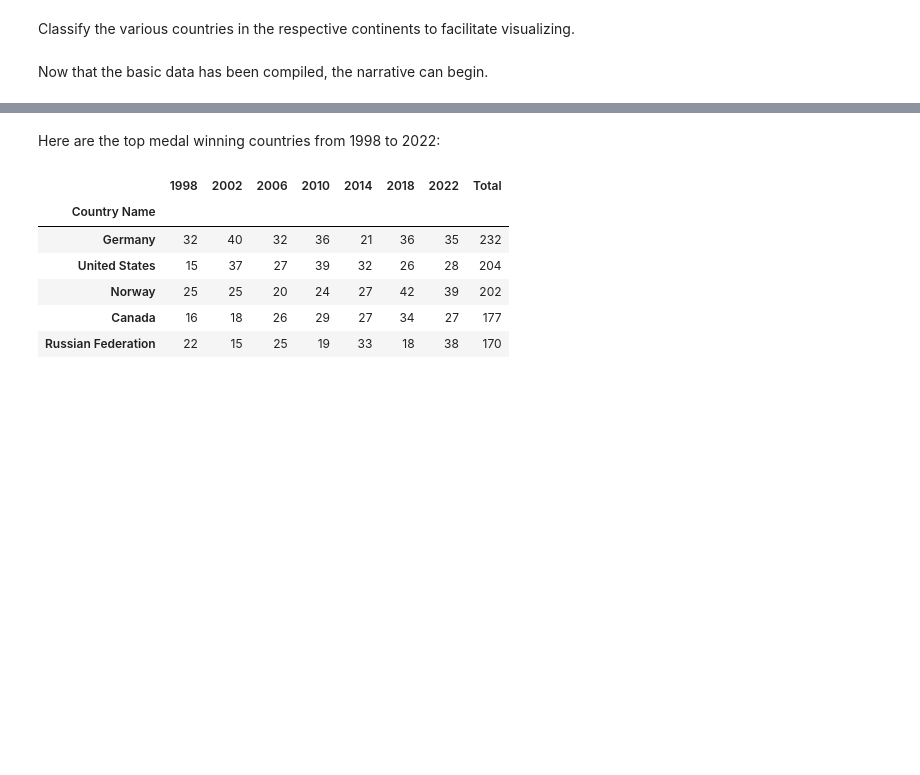
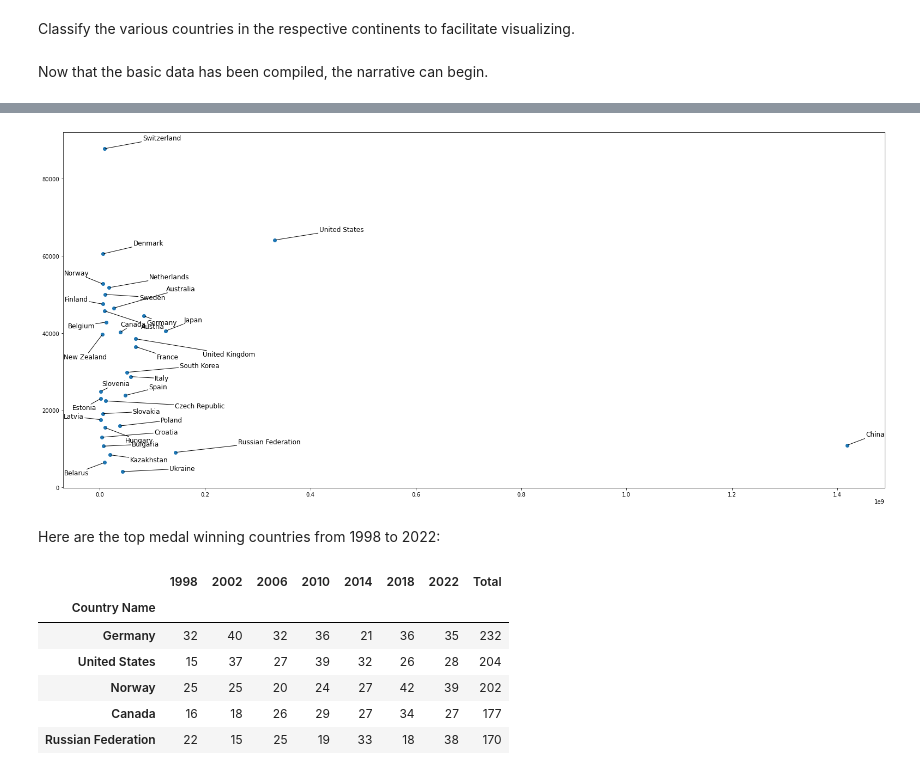
Before and after one commit to jchatterjee/nycdsa_python_project, a Jupyter notebook: JChatterjee Python Project.ipynb, the cells around one changed output, grey strips where cells are left out. Cells and saved outputs as stored; diff of their text form; code cells hidden in the pictures; blank space fills up the shorter version.

```diff
--- a/JChatterjee Python Project.ipynb
+++ b/JChatterjee Python Project.ipynb
@@ -861,3 +895,54 @@ Now that the basic data has been compiled, the narrative can begin.
+# %%
+pop = pop_vs_gdp_per_capita['2022 Population'].values
+med = pop_vs_gdp_per_capita['2022 GDP per Capita'].values
+
+fig, ax = plt.subplots(figsize=(27, 12))
+ax.scatter(pop, med);
+
+# Specify countries ----------------------------------------------
+# All the countries, in the order they appear in the dataset
+COUNTRIES = pop_vs_gdp_per_capita.index.values
+
+# Countries that are going to be highlighted
+COUNTRY_HIGHLIGHT = [
+    'China', 'United States', 'Russian Federation', 'Japan', 'Germany',
+    'Estonia', 'Slovenia', 'Latvia', 'Croatia', 'New Zealand',
+    'Norway', 'Canada', 'Austria', 'Sweden', 'Netherlands', 'Czech Republic',
+    'Sweden', 'France', 'Switzerland', 'Italy', 'South Korea', 'Finland'
+]
+
+# Add labels -----------------------------------------------------
+# Iterate through all the countries in COUNTRIES
+# `ax.text()` outputs are appended to the `TEXTS` list.
+# This list is passed to `adjust_text()` to adjust the position of
+# the legends and add connecting lines
+TEXTS = []
+for idx, country in enumerate(COUNTRIES):
+    # Only append selected countries
+    # if country in COUNTRY_HIGHLIGHT:
+        x, y = pop[idx], med[idx]
+        TEXTS.append(ax.text(x, y, country, fontsize=12));
+
+# Adjust text position and add lines -----------------------------
+# 'expand_points' is a tuple with two multipliers by which to expand
+# the bounding box of texts when repelling them from points
+
+# 'arrowprops' indicates all the properties we want for the arrows
+# arrowstyle="-" means the arrow does not have a head (it's just a line!)
+adjust_text(
+    TEXTS,
+    expand_points=(3, 3),
+    arrowprops=dict(arrowstyle="-", lw=1),
+    ax=ax
+);
+
+# Save it! -------------------------------------------------------
+# Optional:
+# ax.set_facecolor("white") # set axis background color to white
+# fig.set_facecolor("white") # set figure background color to white
+fig.savefig("pop_vs_gdp_per_capita.png", dpi=300, bbox_inches = 'tight')
+# %% [output]
+[figure, added]
 # %% [markdown]
 Here are the top medal winning countries from 1998 to 2022:
 # %%
```
Also changed, not shown: parts of 9 cells of this notebook, 1 other file.
